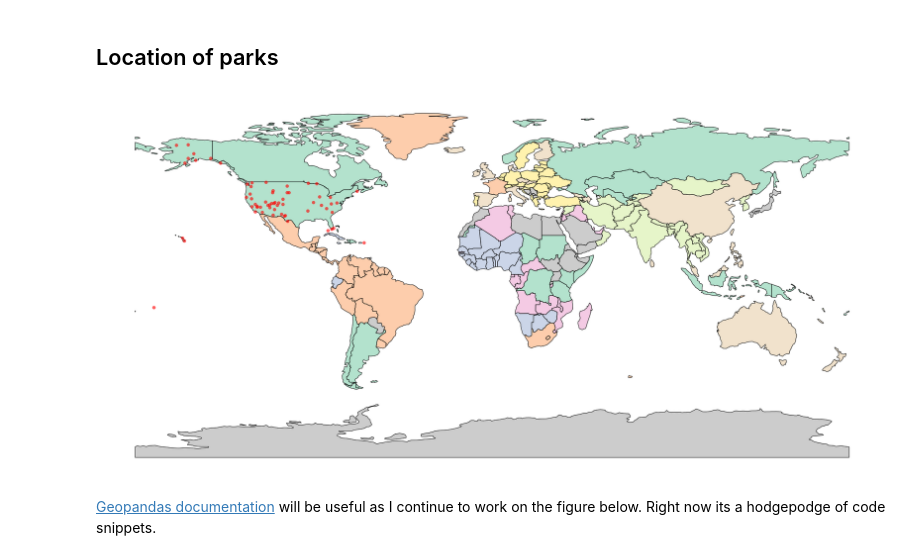
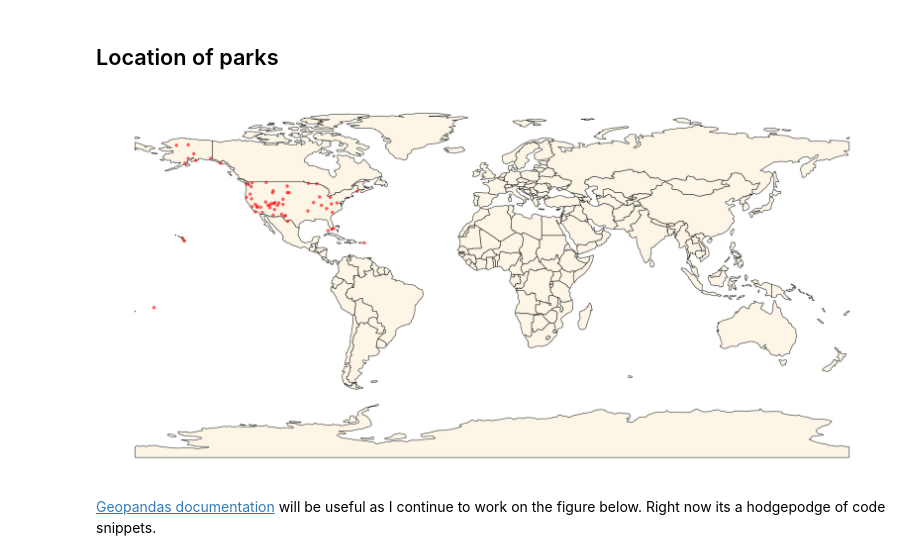
Before and after one commit to bostlund/side_projects, a Jupyter notebook: us_national_parks/us_national_parks.ipynb, the cells around one changed output. Drawn from its saved outputs; the diff is of its cells as text; code cells hidden in the pictures.

```diff
--- a/us_national_parks/us_national_parks.ipynb
+++ b/us_national_parks/us_national_parks.ipynb
@@ -157,13 +157,13 @@ gdf = gpd.GeoDataFrame(parks,
 # %%
 world = gpd.read_file(gpd.datasets.get_path('naturalearth_lowres'))
 
-ax = world.plot(cmap='Pastel2', edgecolor='black', figsize=(30,20))
+ax = world.plot(color='oldlace', edgecolor='black', figsize=(30,20))
 ax.set_axis_off()
 gdf.plot(ax=ax, alpha=0.6, color='red')
 
 plt.show()
 # %% [output]
-[figure, old version]
+[figure, new version]
 # %% [markdown]
 [Geopandas documentation](https://geopandas.org/en/stable/gallery/create_geopandas_from_pandas.html) will be useful as I continue to work on the figure below. Right now its a hodgepodge of code snippets.
 # %%
```
Also changed, not shown: parts of 4 cells of this notebook.
